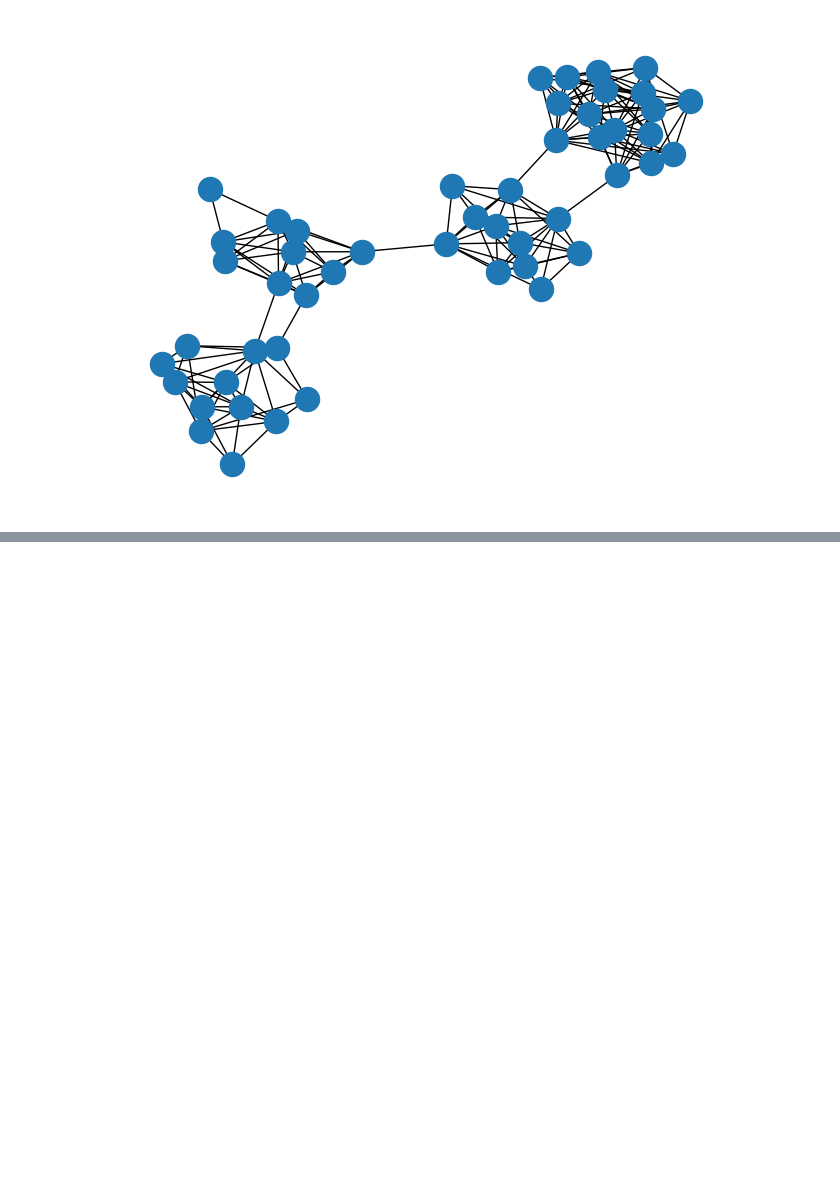
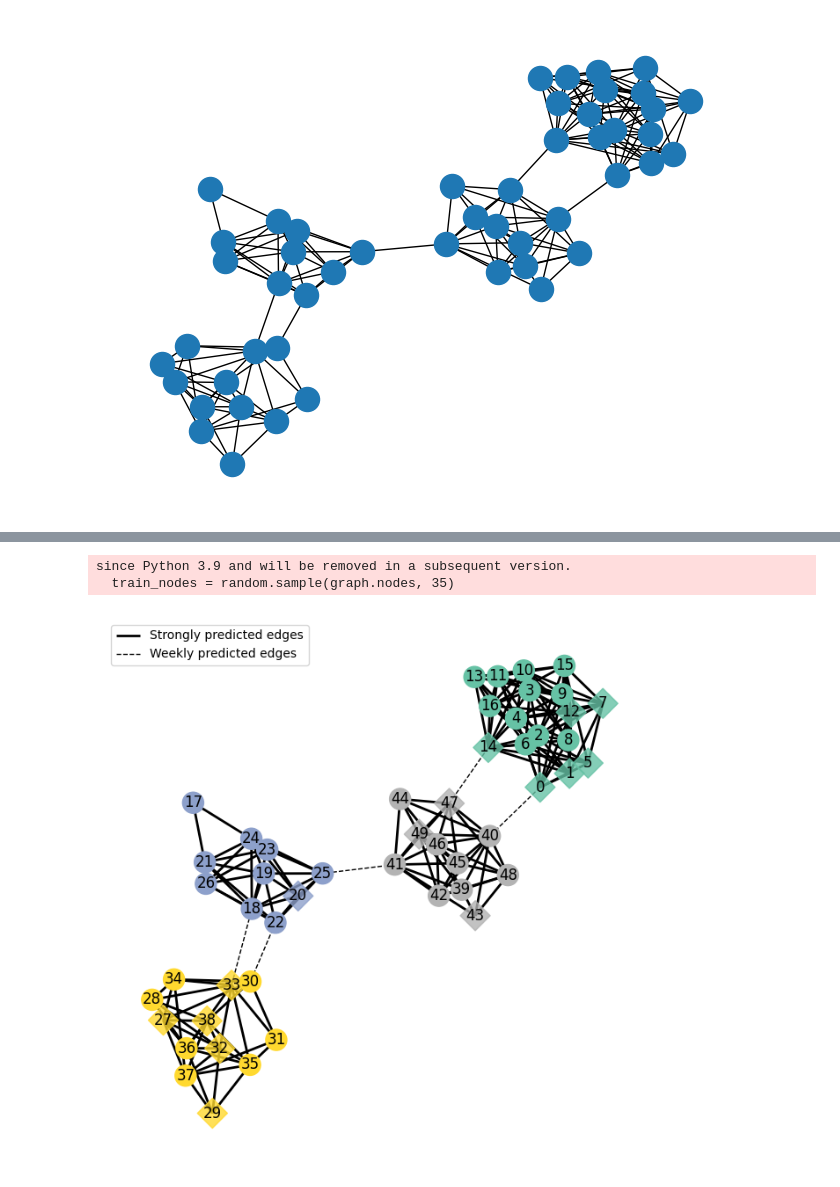
Before and after one commit to caiolmart/node-concordance, a Jupyter notebook: notebooks/illustrative_plots/02.2_homophilic_heterophilic.ipynb, the cells around one changed output, grey strips where cells are left out. Saved outputs shown, nothing was run; the diff lists cells and outputs as text; code cells hidden in the pictures; blank space fills up the shorter version.

```diff
--- a/notebooks/illustrative_plots/02.2_homophilic_heterophilic.ipynb
+++ b/notebooks/illustrative_plots/02.2_homophilic_heterophilic.ipynb
@@ -103,3 +240,81 @@ ax.set_axis_off()
+# %%
+pos = nx.kamada_kawai_layout(graph)
+
+
+def plot_homophilic_with_predictions(graph, ax, pos):
+    random.seed(0)
+    train_nodes = random.sample(graph.nodes, 35)
+    train_graph = graph.subgraph(train_nodes)
+    train_node_classes = [graph.nodes[v]["block"] for v in train_graph]
+    test_nodes = [x for x in graph if x not in train_graph]
+    test_graph = graph.subgraph(test_nodes)
+    test_node_classes = [graph.nodes[v]["block"] for v in test_graph]
+
+    class_dict = dict(zip(graph.nodes(), node_classes_hom))
+    hom_edges = [
+        x for x in graph.edges() if class_dict[x[0]] == class_dict[x[1]]
+    ]
+    het_edges = [
+        x for x in graph.edges() if class_dict[x[0]] != class_dict[x[1]]
+    ]
+
+    hom_graph = graph.edge_subgraph(hom_edges)
+    het_graph = graph.edge_subgraph(het_edges)
+
+    nx.draw_networkx_edges(
+        hom_graph,
+        pos=pos,
+        ax=ax,
+        style="-",
+        width=2,
+        label="Strongly predicted edges",
+    )
+    nx.draw_networkx_edges(
+        het_graph,
+        pos=pos,
+        ax=ax,
+        style="--",
+        width=1,
+        label="Weekly predicted edges",
+    )
+    nx.draw_networkx_nodes(
+        train_graph,
+        pos=pos,
+        # with_labels=True,
+        node_color=train_node_classes,
+        cmap="Set2",
+        node_shape="o",
+        ax=ax,
+    )
+    nx.draw_networkx_nodes(
+        test_graph,
+        pos=pos,
+        # with_labels=True,
+        node_color=test_node_classes,
+        cmap="Set2",
+        node_shape="D",
+        ax=ax,
+        alpha=0.8,
+    )
+    nx.draw_networkx_labels(
+        graph,
+        pos=pos,
+        # with_labels=True,
+        # node_color=node_classes_hom,
+        # cmap="Set2",
+        # node_shape='D',
+        ax=ax,
+    )
+
+    ax.set_axis_off()
+    ax.legend(loc="upper left")
+
+fig, ax = plt.subplots(1, 1, figsize=(8, 8))
+plot_homophilic_with_predictions(graph, ax, pos)
+# %% [output]
+since Python 3.9 and will be removed in a subsequent version.
+  train_nodes = random.sample(graph.nodes, 35)
+[figure, added]
 # %%
 pos = nx.kamada_kawai_layout(graph)
 
```
Also changed, not shown: parts of 8 cells of this notebook.
